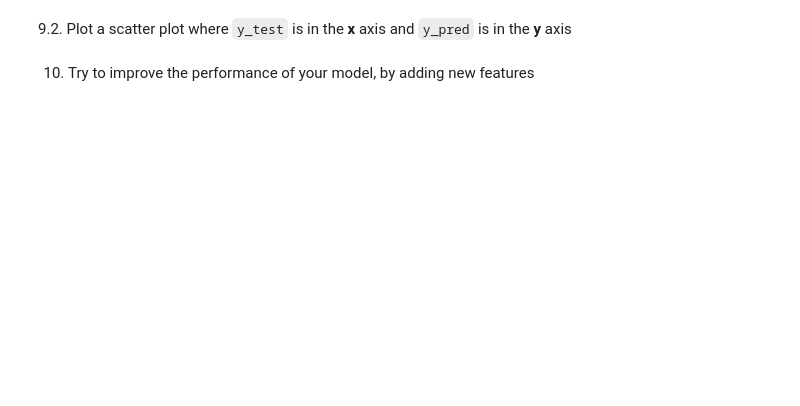
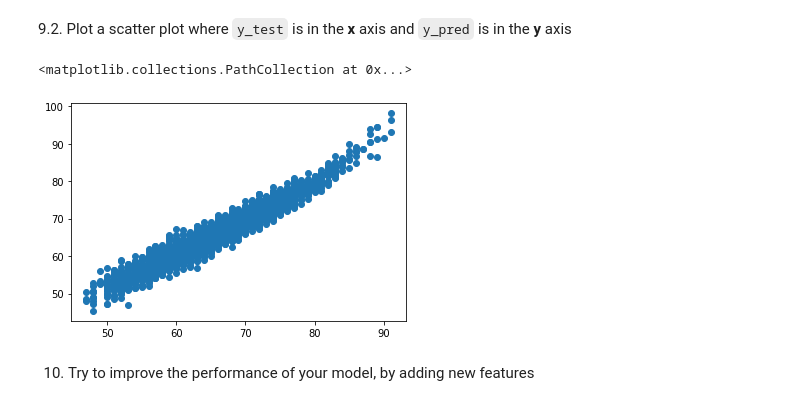
Before and after one commit to azerpas/school-8-machine-learning, a Jupyter notebook: Week3/Assignment_2.ipynb, the cells around one changed output. Saved outputs shown, nothing was run; the diff lists cells and outputs as text; code cells hidden in the pictures; blank space fills up the shorter version.

```diff
--- a/Week3/Assignment_2.ipynb
+++ b/Week3/Assignment_2.ipynb
@@ -407,3 +435,8 @@ Calculate and print the following metrics: mse, rmse, mae for the test_set
+# %%
+plt.scatter(y_test, y_pred)
+# %% [output]
+<matplotlib.collections.PathCollection at 0x...>
+[figure, added]
 # %% [markdown]
 10. Try to improve the performance of your model, by adding new features
 # %%
```
Also changed, not shown: parts of 16 cells of this notebook, 3 other files.
